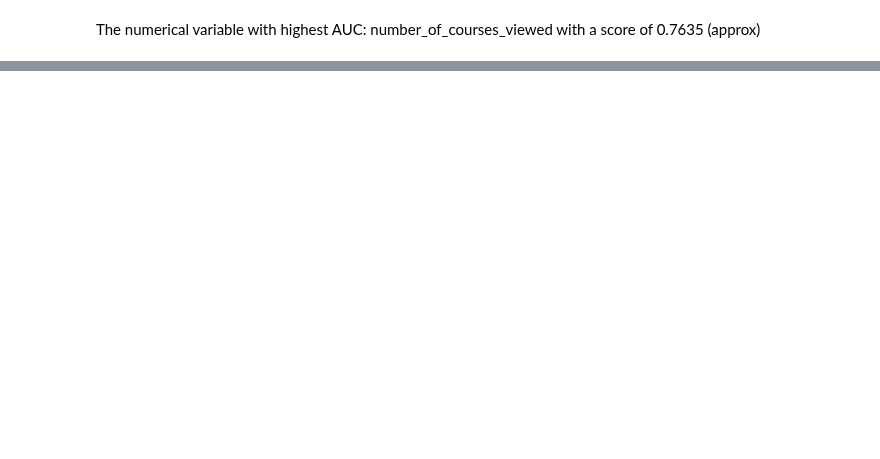
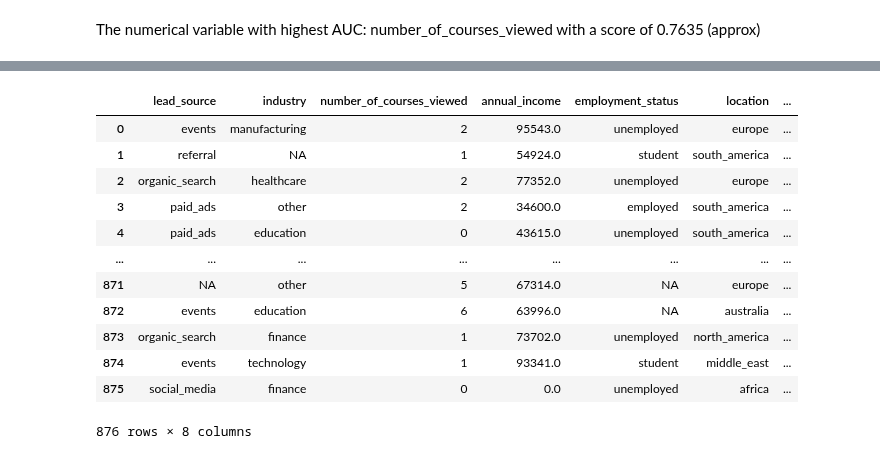
Before and after one commit to srikaldata/ml-zoomcamp-2025, a Jupyter notebook: 04-evaluation/04-evaluation-homework.ipynb, the cells around one changed output, grey strips where cells are left out. Cells and saved outputs as stored; diff of their text form; code cells hidden in the pictures; blank space fills up the shorter version.

```diff
--- a/04-evaluation/04-evaluation-homework.ipynb
+++ b/04-evaluation/04-evaluation-homework.ipynb
@@ -94,0 +193,16 @@ The numerical variable with highest AUC: number_of_courses_viewed with a score o
+# %%
+df_train
+# %% [output]
+|  | lead_source | industry | number_of_courses_viewed | annual_income | employment_status | location | ... |
+| 0 | events | manufacturing | 2 | 95543.0 | unemployed | europe | ... |
+| 1 | referral | NA | 1 | 54924.0 | student | south_america | ... |
+| 2 | organic_search | healthcare | 2 | 77352.0 | unemployed | europe | ... |
+| 3 | paid_ads | other | 2 | 34600.0 | employed | south_america | ... |
+| 4 | paid_ads | education | 0 | 43615.0 | unemployed | south_america | ... |
+| ... | ... | ... | ... | ... | ... | ... | ... |
+| 871 | NA | other | 5 | 67314.0 | NA | europe | ... |
+| 872 | events | education | 6 | 63996.0 | NA | australia | ... |
+| 873 | organic_search | finance | 1 | 73702.0 | unemployed | north_america | ... |
+| 874 | events | technology | 1 | 93341.0 | student | middle_east | ... |
+| 875 | social_media | finance | 0 | 0.0 | unemployed | africa | ... |
+876 rows × 8 columns
```
Also changed, not shown: parts of 17 cells of this notebook.
